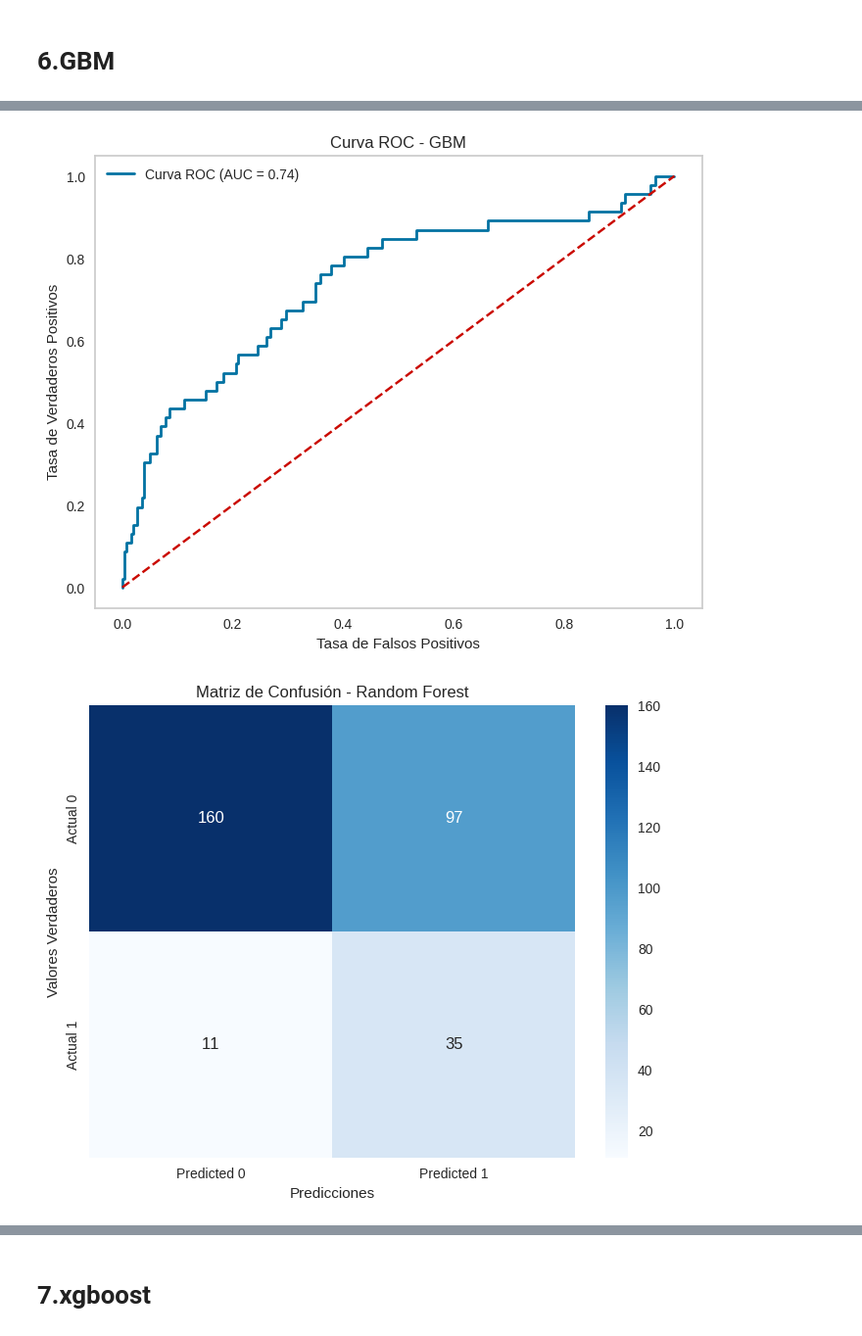
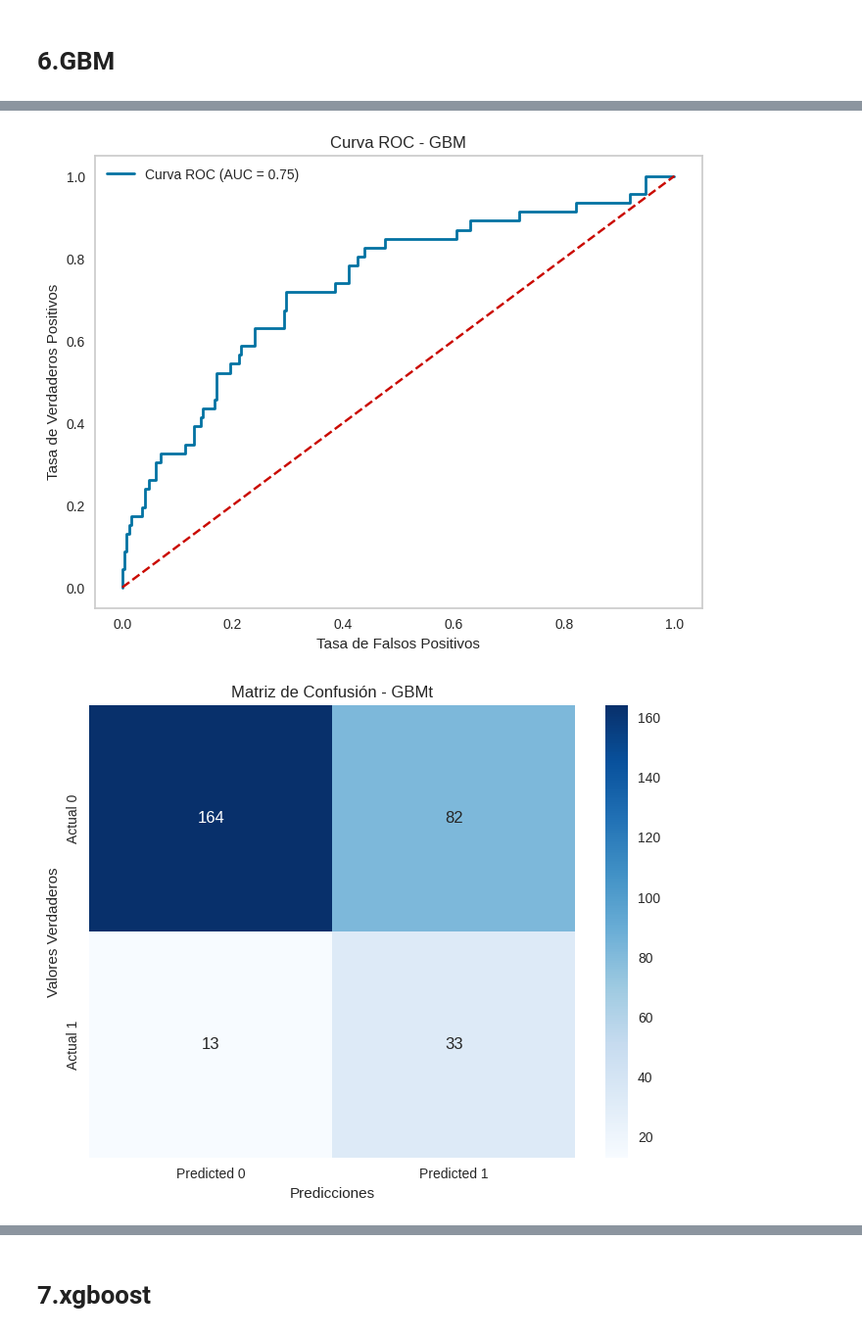
Before and after one commit to nalrob/Aprendizaje-Automatico, a Jupyter notebook: CTRCD_Modelos_lastversion.ipynb, the cells around one changed output, grey strips where cells are left out. Shown: that part at 98% size. Cells and saved outputs as stored; diff of their text form; code cells hidden in the pictures.

```diff
--- a/CTRCD_Modelos_lastversion.ipynb
+++ b/CTRCD_Modelos_lastversion.ipynb
@@ -283,8 +328,8 @@ Index(['heart_rate', 'age', 'weight', 'height', 'time', 'LVEF', 'PWT', 'AC',
 # %% [markdown]
 **1. Random Forest**
 # %%
-scale = ['heart_rate', 'age', 'weight', 'height', 'time', 'LVEF', 'PWT']
-ohe = ['antiHER2', 'antiHER2prev', 'HTA', 'DL', 'DM', 'smoker', 'exsmoker', 'AC', 'ACprev', 'RTprev']
+scale = ['heart_rate', 'age', 'weight', 'height', 'time', 'PWT']
+ohe = ['antiHER2', 'antiHER2prev', 'HTA', 'DL', 'smoker', 'exsmoker', 'AC', 'ACprev', 'RTprev']
 
 # Preprocesamiento de los datos
 preprocessor = ColumnTransformer(
@@ -831,8 +815,9 @@ Promedio Precision: 0.19
 # %% [markdown]
 **4. Logistic Regression**
 # %%
-scale = ['heart_rate', 'age', 'weight', 'height', 'time', 'LVEF', 'PWT', 'LAd', 'LVSd']
-ohe = ['antiHER2', 'HTA', 'DL', 'DM', 'smoker', 'exsmoker', 'ACprev', 'RTprev']
+scale = ['heart_rate', 'age', 'weight', 'height', 'time', 'PWT']
+ohe = ['antiHER2', 'antiHER2prev', 'HTA', 'DL', 'smoker', 'exsmoker', 'AC', 'ACprev', 'RTprev']
+
 
 # Preprocesamiento de los datos
 preprocessor = ColumnTransformer(
@@ -841,7 +826,13 @@ preprocessor = ColumnTransformer(
         ('ohe', OneHotEncoder(handle_unknown='ignore'), ohe)
     ])
 
-# Modelo Regresión Logística
+'''
+# Modelo de Regresión Logística
+model = Pipeline(steps=[('preprocessor', preprocessor),
+                        ('classifier', LogisticRegression(random_state=42))])
+                        '''
+
+
 model = Pipeline(steps=[('preprocessor', preprocessor),
                         ('classifier', LogisticRegression(
                             random_state=42,
@@ -860,22 +851,22 @@ group_results = []   # Para almacenar resultados de cada grupo
 # Inicializar StratifiedKFold
 kf = StratifiedKFold(n_splits=n_groups, shuffle=True, random_state=42)
 
-all_fpr = np.linspace(0, 1, 100)
-mean_tpr = np.zeros_like(all_fpr)
-
+# Listas para almacenar resultados generales
 all_y_test = []
 all_y_pred = []
+all_y_pred_proba = []  # Agregado para curva ROC
 
 # Umbral de clasificación ajustado
-threshold = 0.6  # Ajusta este valor para obtener el mejor rendimiento
+threshold = 0.5  # Ajusta este valor para obtener el mejor rendimiento
 
 # Validación cruzada
 for group_index, (train_index, test_index) in enumerate(kf.split(X, y)):
     X_train_fold, X_test_fold = X.iloc[train_index], X.iloc[test_index]
     y_train_fold, y_test_fold = y.iloc[train_index], y.iloc[test_index]
 
-    # Muestrear las clases con 25 muestras por clase
-    sample_size = 25
+    # Muestreo balanceado de clases
+    #sample_size = min(sum(y_train_fold == 0), sum(y_train_fold == 1), 25)  # Evita errores si hay pocas muestras
+    sample_size = 35
     X_train_class_0_sampled = X_train_fold[y_train_fold == 0].sample(n=sample_size, random_state=group_index)
     X_train_class_1_sampled = X_train_fold[y_train_fold == 1].sample(n=sample_size, random_state=group_index)
 
@@ -894,6 +885,7 @@ for group_index, (train_index, test_index) in enumerate(kf.split(X, y)):
     # Almacenar las etiquetas verdaderas y las predicciones ajustadas
     all_y_test.extend(y_test_fold)
     all_y_pred.extend(y_pred_adjusted)
+    all_y_pred_proba.extend(y_pred_proba)  # Para curva ROC
 
     # Calcular métricas con el umbral ajustado
     accuracy = accuracy_score(y_test_fold, y_pred_adjusted)
@@ -919,11 +911,8 @@ for group_index, (train_index, test_index) in enumerate(kf.split(X, y)):
         'Precision': precision
     })
 
-# Promediar TPR y calcular la curva ROC
-mean_tpr /= n_groups  # Promedio de TPR para cada grupo
-
 # Mostrar los resultados de métricas
-print("\nResultados para Regresión Logística:")
+print("\nResultados para LINEAR REGRESSION:")
 print(f"Promedio Accuracy: {np.mean(metrics['accuracy']):.2f}")
 print(f"Promedio ROC AUC: {np.mean(metrics['roc_auc']):.2f}")
 print(f"Promedio Recall: {np.mean(metrics['recall']):.2f}")
@@ -1173,9 +1124,8 @@ Promedio Precision: 0.18
 # %% [markdown]
 # 6.GBM
 # %%
-scale = ['heart_rate', 'age', 'weight', 'height', 'time', 'LVEF', 'PWT']
-ohe = ['antiHER2', 'antiHER2prev', 'HTA', 'DL', 'DM', 'smoker', 'exsmoker', 'AC', 'ACprev', 'RTprev']
-
+scale = ['heart_rate', 'age', 'weight', 'height', 'time', 'PWT']
+ohe = ['antiHER2', 'antiHER2prev', 'HTA', 'DL', 'smoker', 'exsmoker', 'AC', 'ACprev', 'RTprev']
 
 # Preprocesamiento de los datos
 preprocessor = ColumnTransformer(
@@ -1225,7 +1175,7 @@ all_y_pred = []
 all_y_pred_proba = []  # Agregado para curva ROC
 
 # Umbral de clasificación ajustado
-threshold = 0.4  # Ajusta este valor para obtener el mejor rendimiento
+threshold = 0.5  # Ajusta este valor para obtener el mejor rendimiento
 
 # Validación cruzada
 for group_index, (train_index, test_index) in enumerate(kf.split(X, y)):
@@ -1315,29 +1265,29 @@ Grupo 10 - Accuracy: 0.57, ROC AUC: 0.54, Recall: 0.40, F1 Score: 0.24, Precisio
 # %%
 # Curva ROC total
 fpr, tpr, _ = roc_curve(all_y_test, all_y_pred_proba)
 plt.figure(figsize=(8, 6))
 plt.plot(fpr, tpr, color='b', lw=2, label=f'Curva ROC (AUC = {np.mean(metrics["roc_auc"]):.2f})')
 plt.plot([0, 1], [0, 1], linestyle='--', color='r')  # Línea de referencia
 plt.title('Curva ROC - GBM')
 plt.xlabel('Tasa de Falsos Positivos')
 plt.ylabel('Tasa de Verdaderos Positivos')
 plt.legend()
 plt.grid()
 plt.show()
 
 # Matriz de confusión
 final_cm_test = confusion_matrix(all_y_test, all_y_pred)
 plt.figure(figsize=(8, 6))
 sns.heatmap(final_cm_test, annot=True, fmt='d', cmap='Blues',
             xticklabels=['Predicted 0', 'Predicted 1'],
             yticklabels=['Actual 0', 'Actual 1'])
-plt.title('Matriz de Confusión - Random Forest')
+plt.title('Matriz de Confusión - GBMt')
 plt.xlabel('Predicciones')
 plt.ylabel('Valores Verdaderos')
 plt.show()
 # %% [output]
-[figure, old version]
+[figure, new version]
-[figure, old version]
+[figure, new version]
 # %%
 perm_importance = permutation_importance(model, X_test_fold, y_test_fold, n_repeats=30, random_state=42)
 
```
Also changed, not shown: parts of 24 cells of this notebook.
